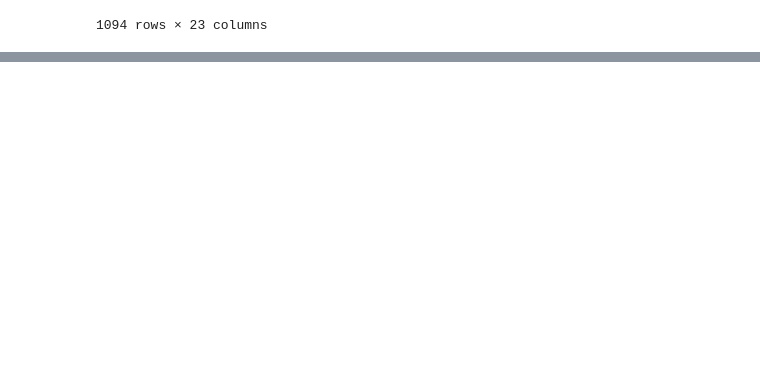
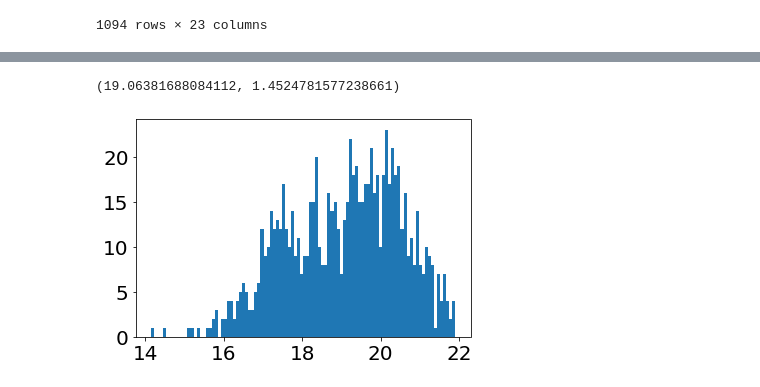
Before and after one commit to eramey16/galactic_lenses, a Jupyter notebook: Test.ipynb, the cells around one changed output, grey strips where cells are left out. Drawn from its saved outputs; the diff is of its cells as text; code cells hidden in the pictures; blank space fills up the shorter version.

```diff
--- a/Test.ipynb
+++ b/Test.ipynb
@@ -223,0 +238,34 @@ data
+# %%
+use_cols = ['dered_mag_g', 'dered_mag_r', 'dered_mag_z', 'dered_mag_w1', 'dered_mag_w2',
+            'z_phot_median', 'min_dchisq']
+dchisq_labels = [f'dchisq_{i}' for i in range(1,6)]
+rchisq_labels = ['rchisq_g', 'rchisq_r', 'rchisq_z', 'rchisq_w1', 'rchisq_w2']
+# %%
+def filter_data(data):
+    # Remove bad / duplicate entries
+    data = data[data.type!='DUP']
+    data = data[data.type!='PSF']
+    data = data[data.dered_mag_r<=22]
+    data.replace([np.inf, -np.inf], np.nan, inplace=True)
+    data = data.dropna()
+    data.drop_duplicates(subset=['ls_id'], inplace=True)
+
+    # Colors
+    data['g-r'] = data['dered_mag_g']-data['dered_mag_r']
+    data['r-z'] = data['dered_mag_r']-data['dered_mag_z']
+    data['r-w1'] = data['dered_mag_r']-data['dered_mag_w1']
+    data['r-w2'] = data['dered_mag_r']-data['dered_mag_w2']
+
+    # Calculate minimum dchisq
+    dchisq = np.array(data[dchisq_labels])
+    data['min_dchisq'] = np.min(dchisq, axis=1)
+
+    # Calculate sum rchisq
+    rchisq = np.array(data[rchisq_labels])
+    data['sum_rchisq'] = np.sum(rchisq, axis=1)
+
+    # Calculate abs mag in r band
+    dm = 5*np.log10(300000*data.z_phot_median/70)+25
+    data['abs_mag_r'] = data.dered_mag_r - dm
+
+    return data
@@ -223,0 +274,7 @@ data
+# %%
+# Collect data from lensed galaxy run
+data2 = collect_gals("../data/lensed/all_lensed")
+data2['lensed'] = True
+
+data2 = filter_data(data2)
+data2
@@ -223,0 +300,7 @@ data
+# %%
+_ = plt.hist(data2['dered_mag_r'], bins=100)
+mu, sigma = np.mean(data2['dered_mag_r']), np.std(data2['dered_mag_r'])
+mu, sigma
+# %% [output]
+(19.06381688084112, 1.4524781577238661)
+[figure, added]
```
Also changed, not shown: parts of 59 cells of this notebook, 12 other files.
